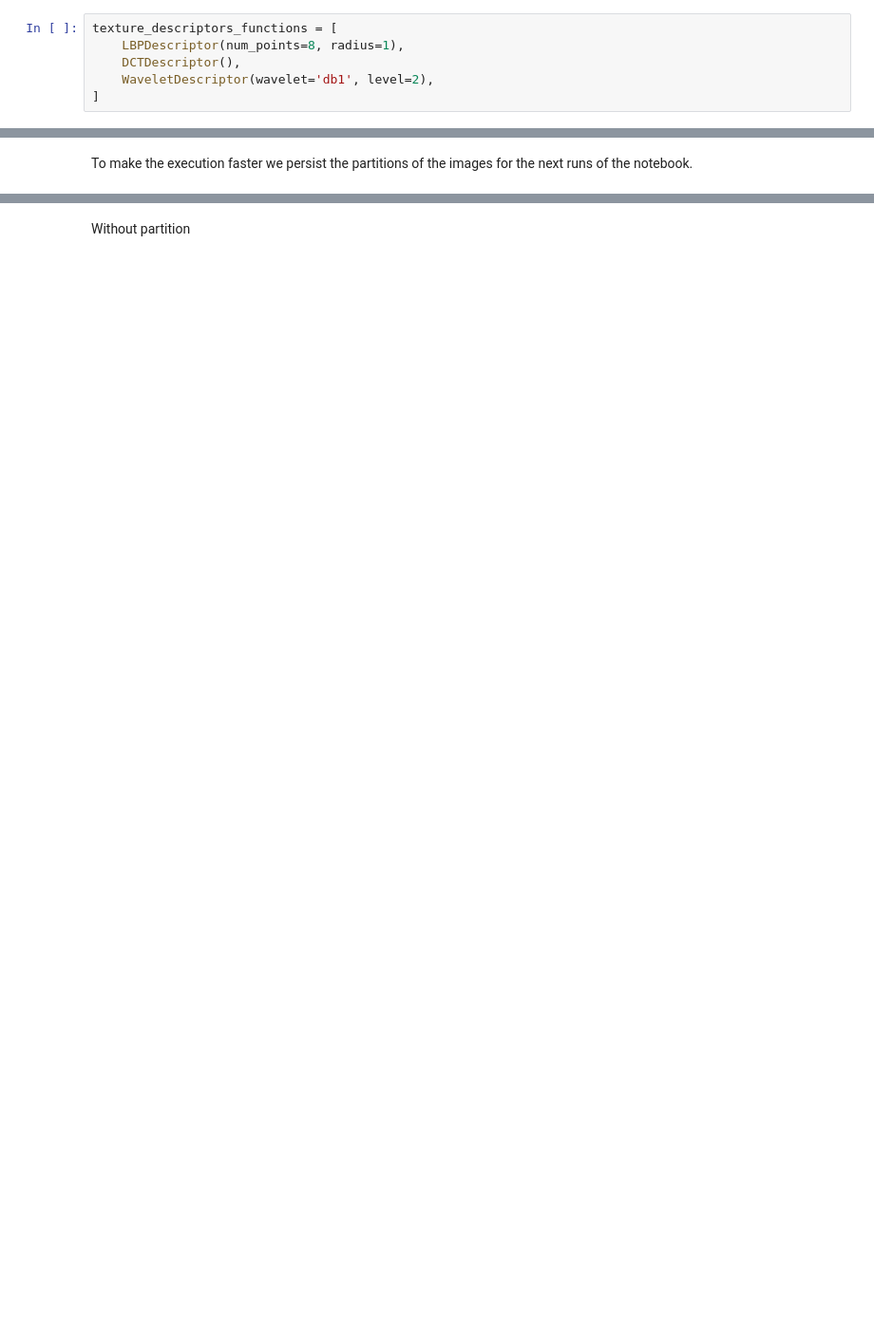
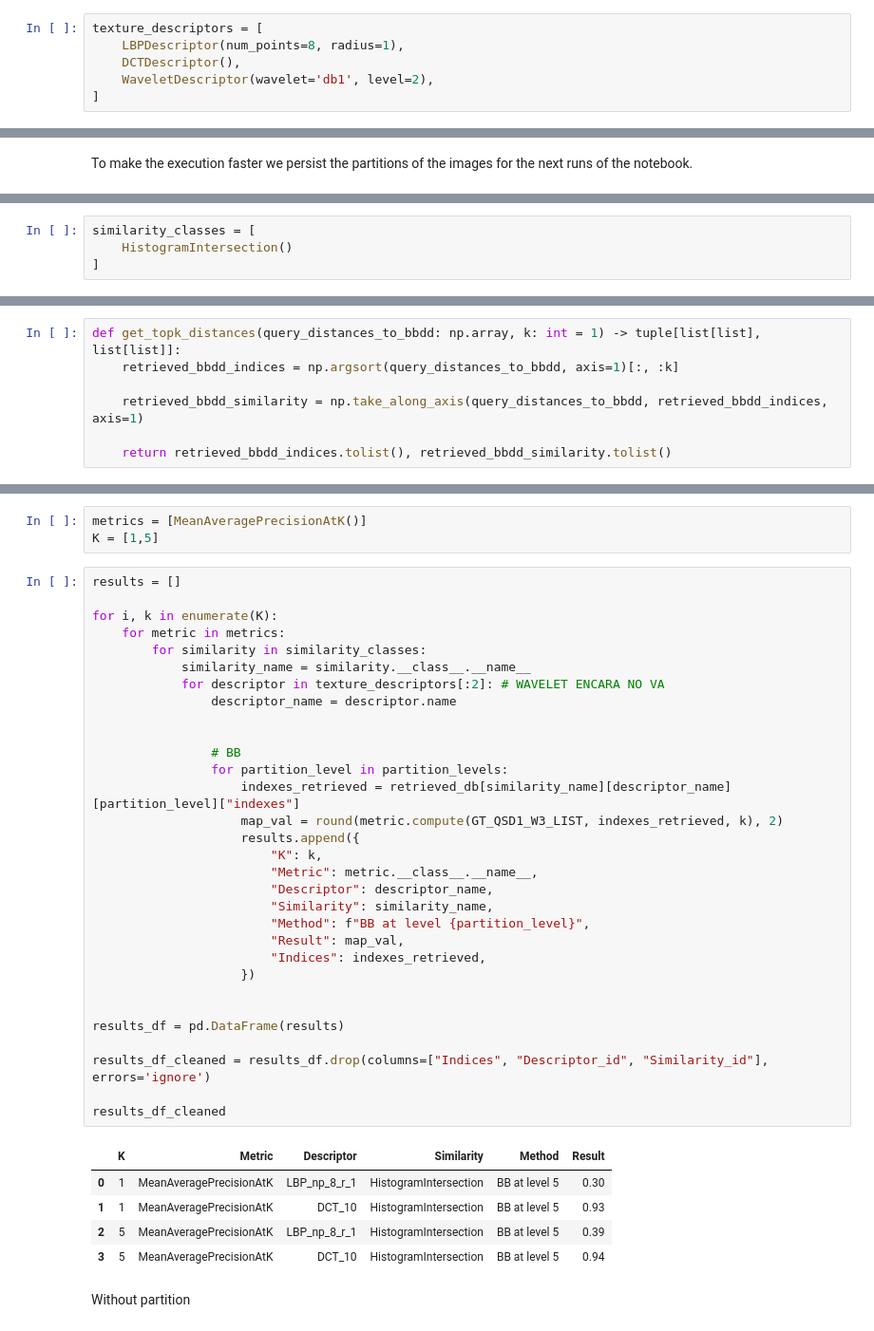
Before and after one commit to MCV-2024-C1-Project/Team8, a Jupyter notebook: WEEK_3/C1_W3_G8.ipynb, the cells around one changed output, grey strips where cells are left out. Shown at 95% size. Saved outputs shown, nothing was run; the diff lists cells and outputs as text; blank space fills up the shorter version.

Commit message:
Funcions i primers resultats :)

```diff
--- a/WEEK_3/C1_W3_G8.ipynb
+++ b/WEEK_3/C1_W3_G8.ipynb
@@ -406,7 +406,7 @@ All descriptors of the project have been implemented in `src/descriptors.py`.
 # %%
 from src.descriptors import LBPDescriptor, DCTDescriptor, WaveletDescriptor
 # %%
-texture_descriptors_functions = [
+texture_descriptors = [
     LBPDescriptor(num_points=8, radius=1),
     DCTDescriptor(),
     WaveletDescriptor(wavelet='db1', level=2),
@@ -490,0 +514,4 @@ Partition Level:  2
+# %%
+similarity_classes = [
+    HistogramIntersection()
+]
@@ -490,0 +541,7 @@ Partition Level:  2
+# %%
+def get_topk_distances(query_distances_to_bbdd: np.array, k: int = 1) -> tuple[list[list], list[list]]:
+    retrieved_bbdd_indices = np.argsort(query_distances_to_bbdd, axis=1)[:, :k]
+
+    retrieved_bbdd_similarity = np.take_along_axis(query_distances_to_bbdd, retrieved_bbdd_indices, axis=1)
+
+    return retrieved_bbdd_indices.tolist(), retrieved_bbdd_similarity.tolist()
@@ -491,3 +580,43 @@ Partition Level:  2
+# %%
+metrics = [MeanAveragePrecisionAtK()]
+K = [1,5]
+# %%
+results = []
+
+for i, k in enumerate(K):
+    for metric in metrics:
+        for similarity in similarity_classes:
+            similarity_name = similarity.__class__.__name__
+            for descriptor in texture_descriptors[:2]: # WAVELET ENCARA NO VA
+                descriptor_name = descriptor.name
+
+
+                # BB
+                for partition_level in partition_levels:
+                    indexes_retrieved = retrieved_db[similarity_name][descriptor_name][partition_level]["indexes"]
+                    map_val = round(metric.compute(GT_QSD1_W3_LIST, indexes_retrieved, k), 2)
+                    results.append({
+                        "K": k,
+                        "Metric": metric.__class__.__name__,
+                        "Descriptor": descriptor_name,
+                        "Similarity": similarity_name,
+                        "Method": f"BB at level {partition_level}",
+                        "Result": map_val,
+                        "Indices": indexes_retrieved,
+                    })
+
+
+results_df = pd.DataFrame(results)
+
+results_df_cleaned = results_df.drop(columns=["Indices", "Descriptor_id", "Similarity_id"], errors='ignore')
+
+results_df_cleaned
+# %% [output]
+|  | K | Metric | Descriptor | Similarity | Method | Result |
+| 0 | 1 | MeanAveragePrecisionAtK | LBP_np_8_r_1 | HistogramIntersection | BB at level 5 | 0.30 |
+| 1 | 1 | MeanAveragePrecisionAtK | DCT_10 | HistogramIntersection | BB at level 5 | 0.93 |
+| 2 | 5 | MeanAveragePrecisionAtK | LBP_np_8_r_1 | HistogramIntersection | BB at level 5 | 0.39 |
+| 3 | 5 | MeanAveragePrecisionAtK | DCT_10 | HistogramIntersection | BB at level 5 | 0.94 |
 # %% [markdown]
 Without partition
 # %%
```
Also changed, not shown: parts of 10 cells of this notebook, 3 other files.
